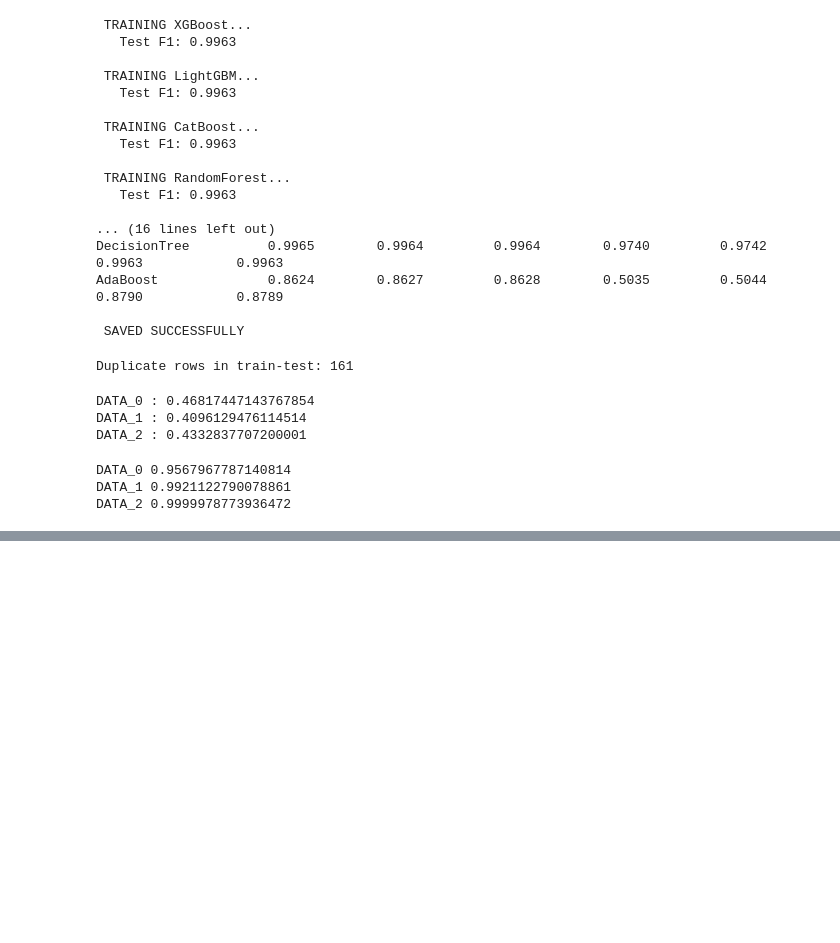
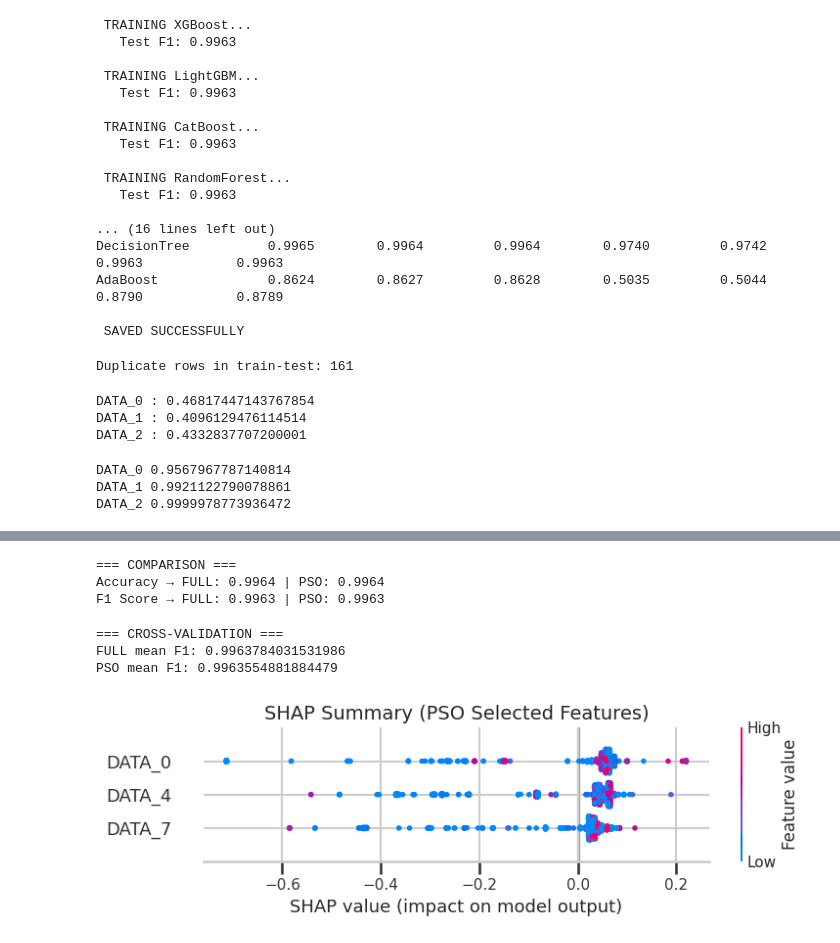
Before and after one commit to vaibhav12686/CIC-IOV-2024-multi-class-classification, a Jupyter notebook: CIC_IOV_2024.ipynb, the cells around one changed output, grey strips where cells are left out. Saved outputs shown, nothing was run; the diff lists cells and outputs as text; code cells hidden in the pictures; blank space fills up the shorter version.

Commit message:
SHAP and LIME

```diff
--- a/CIC_IOV_2024.ipynb
+++ b/CIC_IOV_2024.ipynb
@@ -1116,0 +1116,14 @@ DATA_2 0.9999978773936472
+# %%
+import os
+import numpy as np
+import joblib
+import shap
+import lime.lime_tabular
+import matplotlib.pyplot as plt
+
+from sklearn.metrics import classification_report, confusion_matrix
+
+# PATHS
+base_path = "/content/drive/MyDrive/CIC_IOV_2024"
+artifacts_path = os.path.join(base_path, "artifacts")
+models_path = os.path.join(base_path, "models")
@@ -1116,0 +1151,9 @@ DATA_2 0.9999978773936472
+# %%
+
+# LOAD BEST MODEL
+best_model_name = "RandomForest"
+model = joblib.load(os.path.join(models_path, best_model_name, f"{best_model_name}.pkl"))
+
+print(" Model Loaded:", best_model_name)
+print(" Train shape:", X_train_final.shape)
+print(" Test shape:", X_test_final.shape)
@@ -1116,0 +1588,35 @@ DATA_2 0.9999978773936472
+# %%
+print("\n=== COMPARISON ===")
+print(f"Accuracy → FULL: {acc_full:.4f} | PSO: {acc_pso:.4f}")
+print(f"F1 Score → FULL: {f1_full:.4f} | PSO: {f1_pso:.4f}")
+# %% [output]
+=== COMPARISON ===
+Accuracy → FULL: 0.9964 | PSO: 0.9964
+F1 Score → FULL: 0.9963 | PSO: 0.9963
+# %%
+from sklearn.model_selection import cross_val_score
+
+cv_full = cross_val_score(full_model, X_train_full, y_train_full_labels, cv=5, scoring="f1_weighted")
+cv_pso = cross_val_score(pso_model, data_split['X_train'], data_split['y_train'], cv=5, scoring="f1_weighted")
+
+print("\n=== CROSS-VALIDATION ===")
+print("FULL mean F1:", cv_full.mean())
+print("PSO mean F1:", cv_pso.mean())
+# %% [output]
+=== CROSS-VALIDATION ===
+FULL mean F1: 0.9963784031531986
+PSO mean F1: 0.9963554881884479
+# %%
+plt.figure(figsize=(10, 6))
+shap.summary_plot(
+    shap_pso,
+    X_pso_shap,
+    feature_names=pso_feature_names,
+    max_display=len(pso_feature_names),
+    show=False
+)
+plt.title("SHAP Summary (PSO Selected Features)", fontsize=14)
+plt.tight_layout()
+plt.show()
+# %% [output]
+[figure, added]
```
Also changed, not shown: parts of 35 cells of this notebook.
